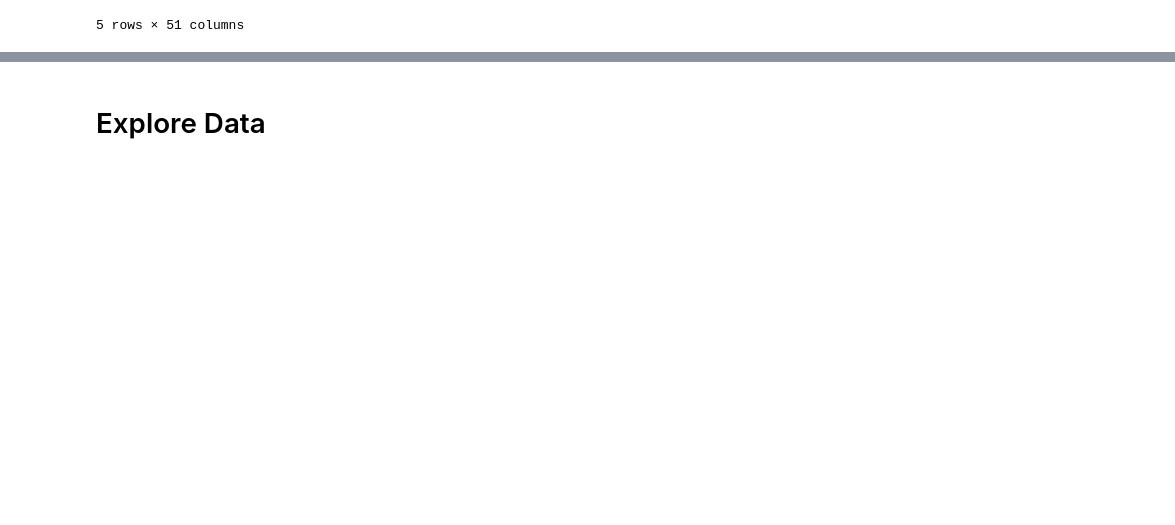
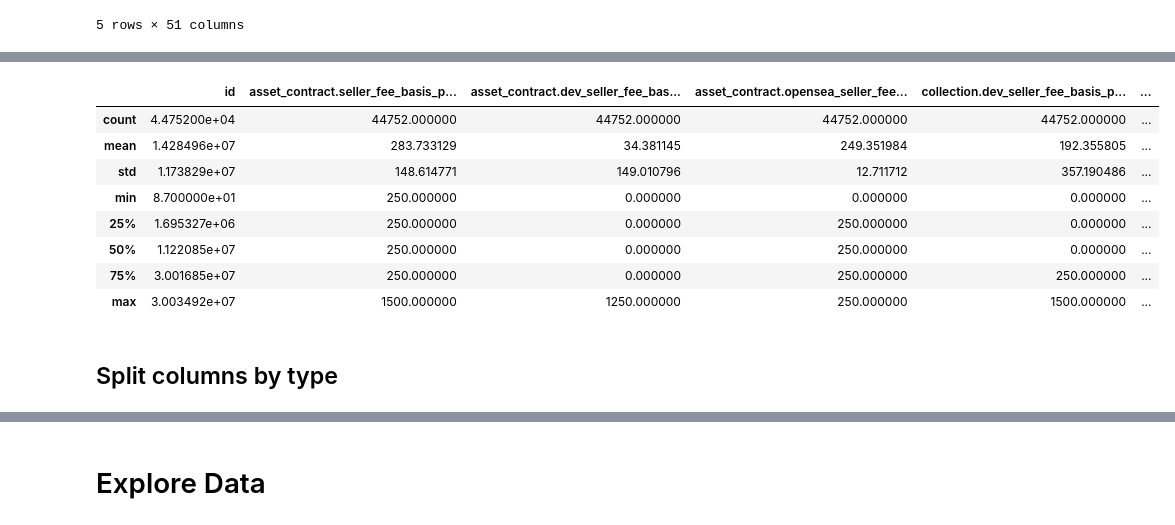
Before and after one commit to shawnjohnsamuel/nft-sale-prediction, a Jupyter notebook: working_notebooks/3_preprocessing.ipynb, the cells around one changed output, grey strips where cells are left out. Saved outputs shown, nothing was run; the diff lists cells and outputs as text; code cells hidden in the pictures; blank space fills up the shorter version.

```diff
--- a/working_notebooks/3_preprocessing.ipynb
+++ b/working_notebooks/3_preprocessing.ipynb
@@ -95,0 +101,14 @@ with pd.option_context('display.max_rows', 150):
+# %%
+df.describe()
+# %% [output]
+|  | id | asset_contract.seller_fee_basis_p... | asset_contract.dev_seller_fee_bas... | asset_contract.opensea_seller_fee... | collection.dev_seller_fee_basis_p... | ... |
+| count | 4.475200e+04 | 44752.000000 | 44752.000000 | 44752.000000 | 44752.000000 | ... |
+| mean | 1.428496e+07 | 283.733129 | 34.381145 | 249.351984 | 192.355805 | ... |
+| std | 1.173829e+07 | 148.614771 | 149.010796 | 12.711712 | 357.190486 | ... |
+| min | 8.700000e+01 | 250.000000 | 0.000000 | 0.000000 | 0.000000 | ... |
+| 25% | 1.695327e+06 | 250.000000 | 0.000000 | 250.000000 | 0.000000 | ... |
+| 50% | 1.122085e+07 | 250.000000 | 0.000000 | 250.000000 | 0.000000 | ... |
+| 75% | 3.001685e+07 | 250.000000 | 0.000000 | 250.000000 | 250.000000 | ... |
+| max | 3.003492e+07 | 1500.000000 | 1250.000000 | 250.000000 | 1500.000000 | ... |
+# %% [markdown]
+## Split columns by type
```
Also changed, not shown: parts of 29 cells of this notebook.
